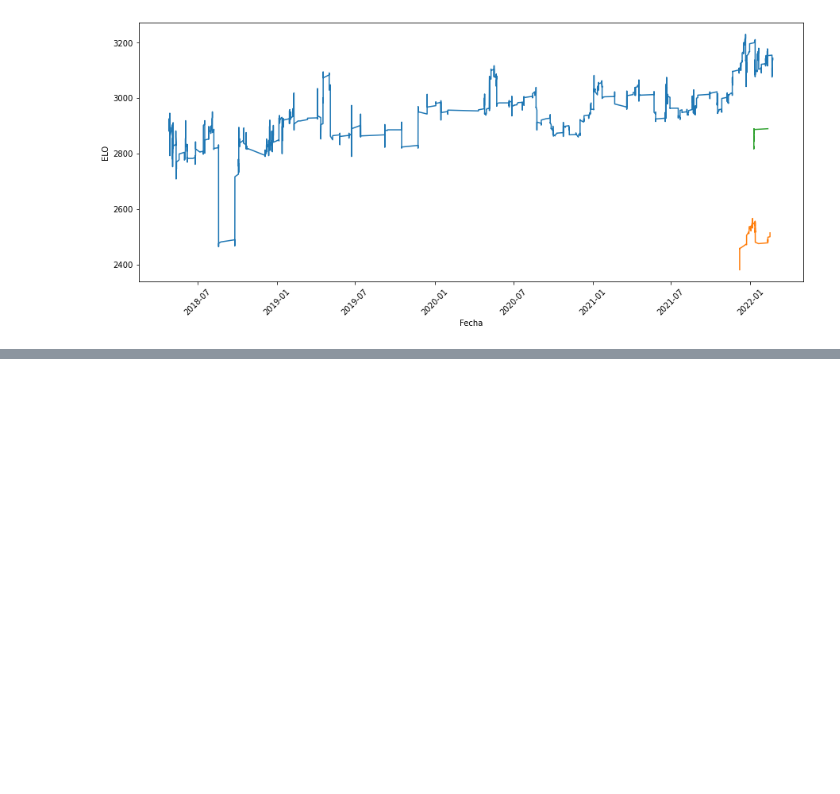
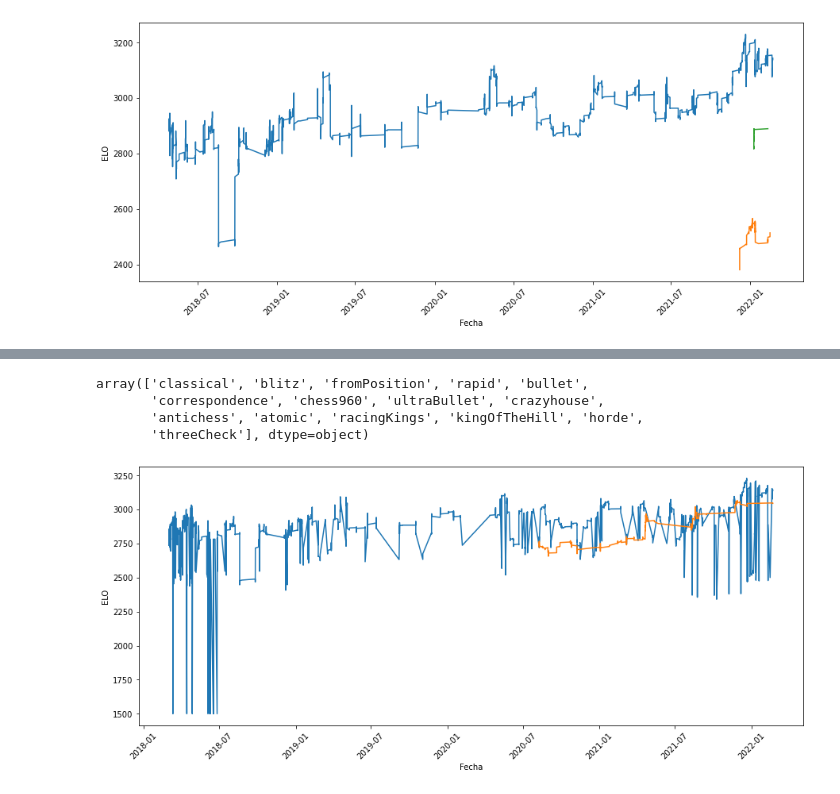
Before and after one commit to Ironhack-Part-Time-Enero2022/lab-APIs, a Jupyter notebook: solutions.ipynb, the cells around one changed output, grey strips where cells are left out. Saved outputs shown, nothing was run; the diff lists cells and outputs as text; code cells hidden in the pictures; blank space fills up the shorter version.

Commit message:
Data frames de todos los jugadores finiquitados

```diff
--- a/solutions.ipynb
+++ b/solutions.ipynb
@@ -238,0 +246,3 @@ En ultraBullet y blitz a penas empezó a jugar con rating hace unos meses y en r
+# %%
+# Convertimos las partidas en un data frame
+df_feok = pd.DataFrame(games_feok)
@@ -238,0 +258,7 @@ En ultraBullet y blitz a penas empezó a jugar con rating hace unos meses y en r
+# %%
+# Eliminamos las partidas jugadas en modalidades que no nos interesan para quedarno solo con blitz
+df_feok_biltz = df_feok.drop(df_feok[(df_feok['perf'] == 'bullet') &
+                        (df_feok['perf'] == 'rapid') &
+                        (df_feok['perf'] == 'chess960') &
+                        (df_feok['perf'] == 'fromPosition') &
+                        (df_feok['perf'] == 'classical')].index)
@@ -238,0 +269,3 @@ En ultraBullet y blitz a penas empezó a jugar con rating hace unos meses y en r
+# %%
+# Organizamos las partidas por fechas para luego ver su evolución en el rating
+df_feok_biltz.sort_values(by='lastMoveAt', inplace=True)
@@ -238,0 +275,4 @@ En ultraBullet y blitz a penas empezó a jugar con rating hace unos meses y en r
+# %%
+# Aplicamos la funcion elo_evol para extraer lo valores en partidas blitz
+date_feok_blitz = evol_elo(df_feok_biltz, 'Feokl1995')[1]
+rating_feok_blitz = evol_elo(df_feok_biltz, 'Feokl1995')[0]
@@ -238,0 +314,8 @@ En ultraBullet y blitz a penas empezó a jugar con rating hace unos meses y en r
+# %%
+# Comprobamos que hay partidas de modalidades que no nos interesan
+df_loy.perf.unique()
+# %% [output]
+array(['classical', 'blitz', 'fromPosition', 'rapid', 'bullet',
+       'correspondence', 'chess960', 'ultraBullet', 'crazyhouse',
+       'antichess', 'atomic', 'racingKings', 'kingOfTheHill', 'horde',
+       'threeCheck'], dtype=object)
@@ -238,0 +334,10 @@ En ultraBullet y blitz a penas empezó a jugar con rating hace unos meses y en r
+# %%
+plt.plot(date_night_bullet, rating_night_bullet, label = 'bullet')
+plt.plot(date_feok_blitz, rating_feok_blitz, label = 'blitz')
+plt.xlabel("Fecha")
+plt.ylabel("ELO")
+plt.xticks(rotation=45)
+
+plt.show()
+# %% [output]
+[figure, added]
```
Also changed, not shown: parts of 32 cells of this notebook, 5 other files.
